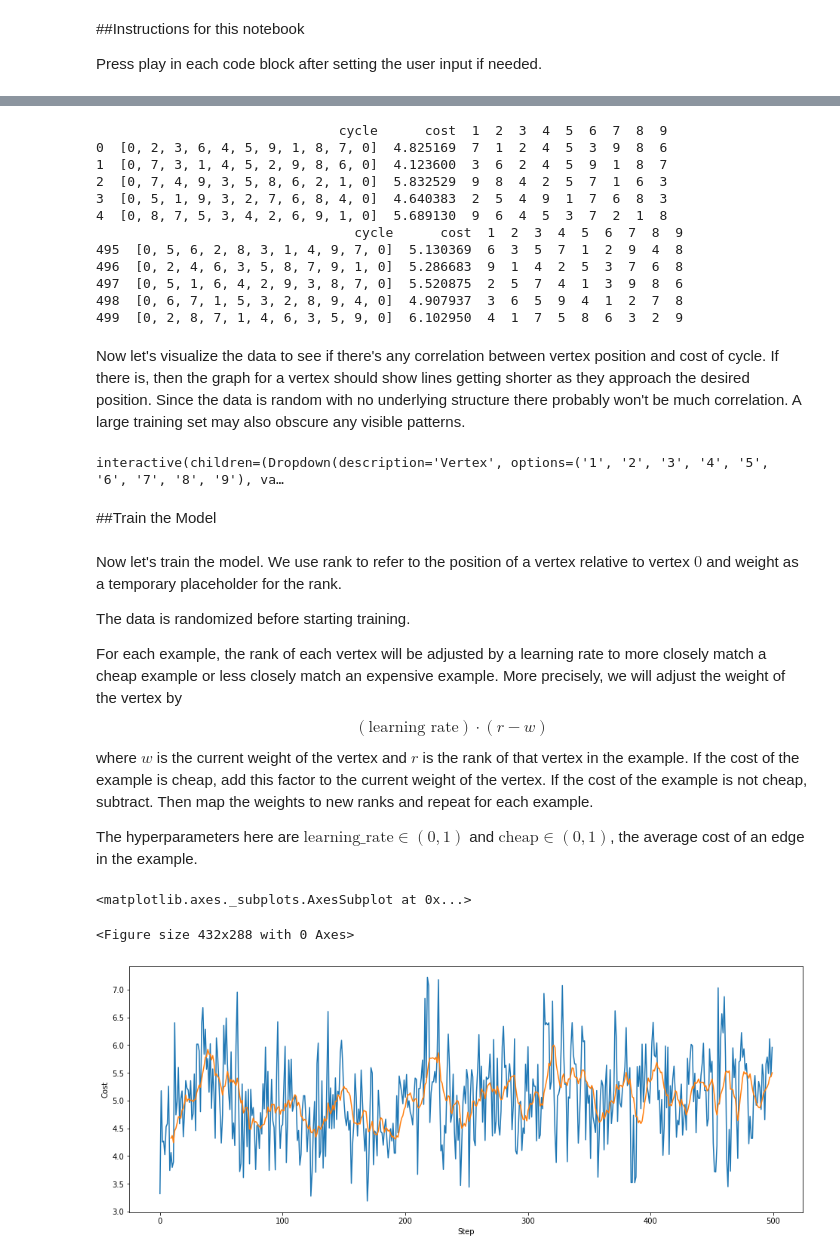
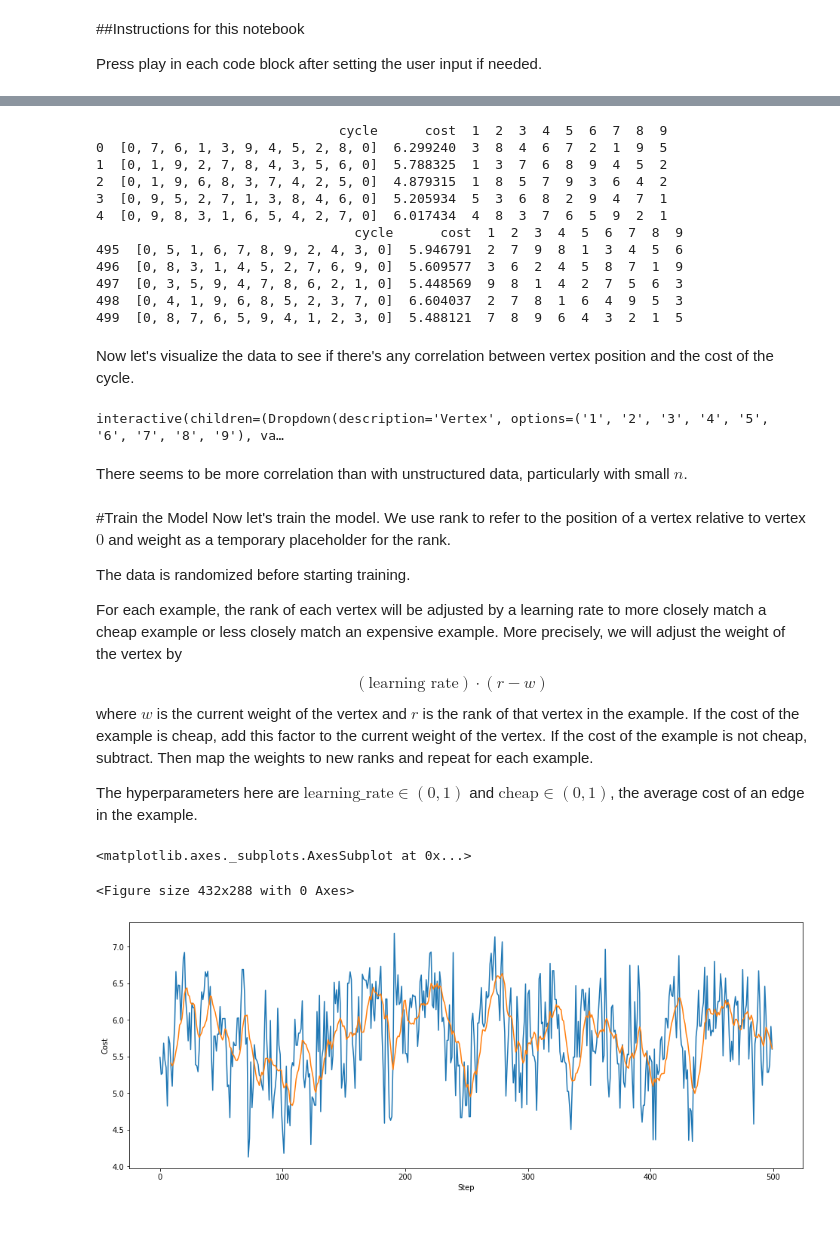
Before and after one commit to minerva-mcgonagraph/travelingsalesman, a Jupyter notebook: travelingsalesman_part2.ipynb, the cells around one changed output, grey strips where cells are left out. Drawn from its saved outputs; the diff is of its cells as text; code cells hidden in the pictures; blank space fills up the shorter version.

```diff
--- a/travelingsalesman_part2.ipynb
+++ b/travelingsalesman_part2.ipynb
@@ -80,6 +59,8 @@ Set the size of the training set and press play.
 # %%
 #@title Set size of training set
 size = 500 #@param {type:"slider", min:100, max:10000, step:10}
+
+#note that this does not check for duplicates, which may appear since this graph is undirected
 training_set_size=min(size, math.factorial(n-1))
 
 cycle_list = []
@@ -107,7 +88,7 @@ def cycle_cost(cycle):
   #n = len(cycle)-1
   cost = 0
   for k in range(len(cycle)-1):
-    cost += weighted_Kn.at[cycle[k], cycle[k+1]]
+    cost += distances_Kn.at[cycle[k], cycle[k+1]]
   return cost
 
 training_set = []
@@ -132,19 +113,19 @@ print(df_train.head())
 print(df_train.tail())
 # %% [output]
                                cycle      cost  1  2  3  4  5  6  7  8  9
-0  [0, 2, 3, 6, 4, 5, 9, 1, 8, 7, 0]  4.825169  7  1  2  4  5  3  9  8  6
-1  [0, 7, 3, 1, 4, 5, 2, 9, 8, 6, 0]  4.123600  3  6  2  4  5  9  1  8  7
-2  [0, 7, 4, 9, 3, 5, 8, 6, 2, 1, 0]  5.832529  9  8  4  2  5  7  1  6  3
-3  [0, 5, 1, 9, 3, 2, 7, 6, 8, 4, 0]  4.640383  2  5  4  9  1  7  6  8  3
-4  [0, 8, 7, 5, 3, 4, 2, 6, 9, 1, 0]  5.689130  9  6  4  5  3  7  2  1  8
+0  [0, 7, 6, 1, 3, 9, 4, 5, 2, 8, 0]  6.299240  3  8  4  6  7  2  1  9  5
+1  [0, 1, 9, 2, 7, 8, 4, 3, 5, 6, 0]  5.788325  1  3  7  6  8  9  4  5  2
+2  [0, 1, 9, 6, 8, 3, 7, 4, 2, 5, 0]  4.879315  1  8  5  7  9  3  6  4  2
+3  [0, 9, 5, 2, 7, 1, 3, 8, 4, 6, 0]  5.205934  5  3  6  8  2  9  4  7  1
+4  [0, 9, 8, 3, 1, 6, 5, 4, 2, 7, 0]  6.017434  4  8  3  7  6  5  9  2  1
                                  cycle      cost  1  2  3  4  5  6  7  8  9
-495  [0, 5, 6, 2, 8, 3, 1, 4, 9, 7, 0]  5.130369  6  3  5  7  1  2  9  4  8
-496  [0, 2, 4, 6, 3, 5, 8, 7, 9, 1, 0]  5.286683  9  1  4  2  5  3  7  6  8
-497  [0, 5, 1, 6, 4, 2, 9, 3, 8, 7, 0]  5.520875  2  5  7  4  1  3  9  8  6
-498  [0, 6, 7, 1, 5, 3, 2, 8, 9, 4, 0]  4.907937  3  6  5  9  4  1  2  7  8
-499  [0, 2, 8, 7, 1, 4, 6, 3, 5, 9, 0]  6.102950  4  1  7  5  8  6  3  2  9
+495  [0, 5, 1, 6, 7, 8, 9, 2, 4, 3, 0]  5.946791  2  7  9  8  1  3  4  5  6
+496  [0, 8, 3, 1, 4, 5, 2, 7, 6, 9, 0]  5.609577  3  6  2  4  5  8  7  1  9
+497  [0, 3, 5, 9, 4, 7, 8, 6, 2, 1, 0]  5.448569  9  8  1  4  2  7  5  6  3
+498  [0, 4, 1, 9, 6, 8, 5, 2, 3, 7, 0]  6.604037  2  7  8  1  6  4  9  5  3
+499  [0, 8, 7, 6, 5, 9, 4, 1, 2, 3, 0]  5.488121  7  8  9  6  4  3  2  1  5
 # %% [markdown]
-Now let's visualize the data to see if there's any correlation between vertex position and cost of cycle. If there is, then the graph for a vertex should show lines getting shorter as they approach the desired position. Since the data is random with no underlying structure there probably won't be much correlation. A large training set may also obscure any visible patterns.
+Now let's visualize the data to see if there's any correlation between vertex position and the cost of the cycle.
 # %%
 #@title Visualize the data
 #create dropdown menu to select vertex
@@ -172,9 +153,10 @@ def plotByIndex(vert):
 interactive(plotByIndex, vert=vert)
 # %% [output]
 interactive(children=(Dropdown(description='Vertex', options=('1', '2', '3', '4', '5', '6', '7', '8', '9'), va…
-# %% [markdown]
-##Train the Model
+# %% [markdown]
+There seems to be more correlation than with unstructured data, particularly with small $n$.
 # %% [markdown]
+#Train the Model
 Now let's train the model. We use rank to refer to the position of a vertex relative to vertex $0$ and weight as a temporary placeholder for the rank.
 
 The data is randomized before starting training.
@@ -287,32 +269,32 @@ def train_model(data=df_train, default_weight=0, learning_rate=0.5, cheap=0.5):
     model = map_weights_to_rank(model)
 
     #now have model = [[1, r_1], ..., [n-1, r_{n-1}]]
 
     #calculate cost of model
     step = example
 
     model_cycle = model_to_cycle(model)
 
     #use same algorithm as before to calculate cost of the model
     cost_of_model = 0
     for i in range(len(model_cycle) - 1):
-      cost_of_model += weighted_Kn.at[model_cycle[i],model_cycle[i+1]]
+      cost_of_model += distances_Kn.at[model_cycle[i],model_cycle[i+1]]
 
     #append the progress tracker
     progress.append([step, model_cycle, cost_of_model])
 
   return progress
 
 #visualize model training
 training = train_model(learning_rate=learning_rate, cheap=cheap)
 df_training = pd.DataFrame(training, columns=['step', 'cycle', 'cost'])
 df_training['rolling_cost'] = df_training['cost'].rolling(n).mean()
 plt.figure()
 df_training[['cost', 'rolling_cost']].plot(legend=False,
                                            figsize=(16,6),
                                            xlabel='Step',
                                            ylabel='Cost')
 # %% [output]
 <matplotlib.axes._subplots.AxesSubplot at 0x...>
 <Figure size 432x288 with 0 Axes>
-[figure, old version]
+[figure, new version]
```
Also changed, not shown: parts of 10 cells of this notebook.
